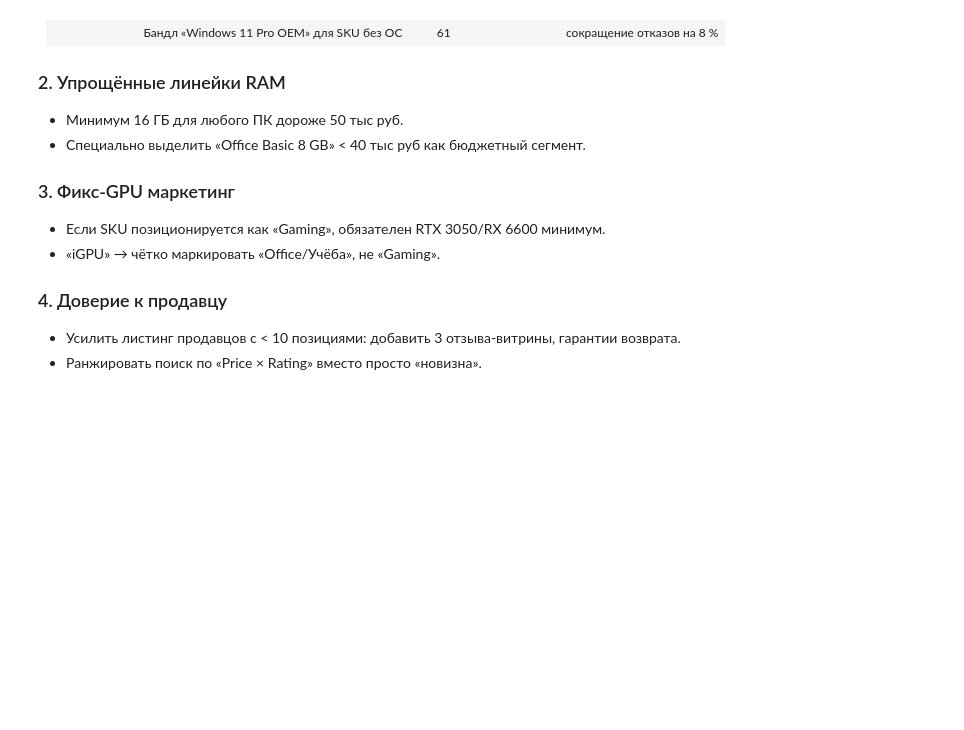
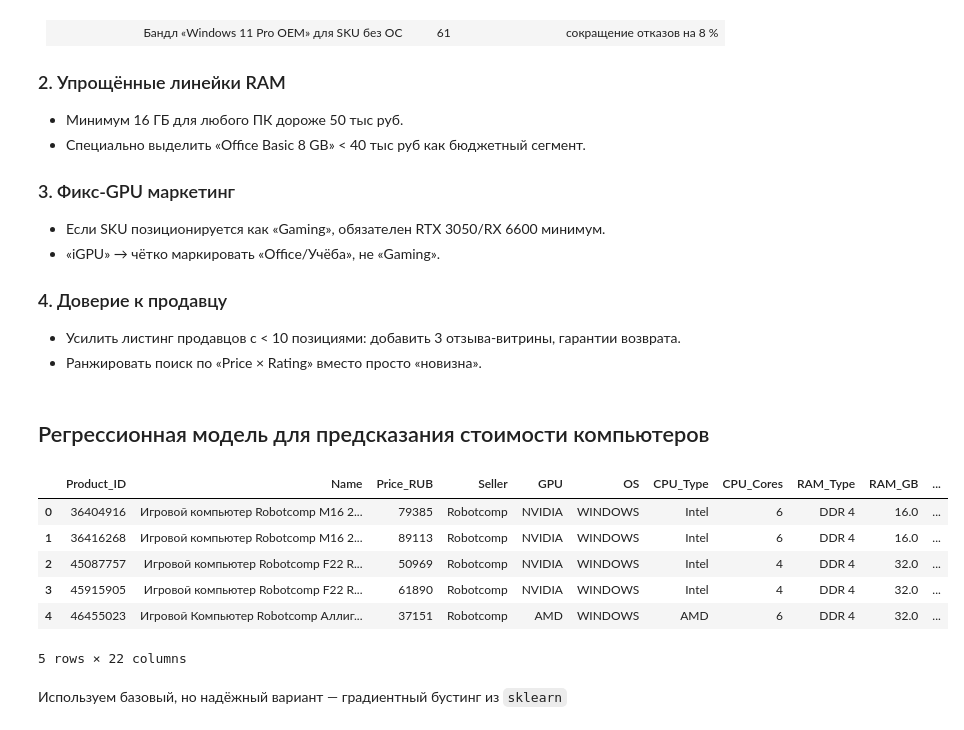
Before and after one commit to iKREISHI/TGU, a Jupyter notebook: src/final_wb_pc/wb_pc_v1.ipynb, the cells around one changed output. Drawn from its saved outputs; the diff is of its cells as text; code cells hidden in the pictures; blank space fills up the shorter version.

```diff
--- a/src/final_wb_pc/wb_pc_v1.ipynb
+++ b/src/final_wb_pc/wb_pc_v1.ipynb
@@ -431,3 +431,15 @@ unsellable_top[["Product_ID","Name","Price_RUB","CPU_Cores","RAM_GB","SSD_GB","G
 ### 4. Доверие к продавцу
  - Усилить листинг продавцов с < 10 позициями: добавить 3 отзыва-витрины, гарантии возврата.
  - Ранжировать поиск по «Price × Rating» вместо просто «новизна».
+# %% [markdown]
+## Регрессионная модель для предсказания стоимости компьютеров
+# %%
+df.head()
+# %% [output]
+|  | Product_ID | Name | Price_RUB | Seller | GPU | OS | CPU_Type | CPU_Cores | RAM_Type | RAM_GB | ... |
+| 0 | 36404916 | Игровой компьютер Robotcomp M16 2... | 79385 | Robotcomp | NVIDIA | WINDOWS | Intel | 6 | DDR 4 | 16.0 | ... |
+| 1 | 36416268 | Игровой компьютер Robotcomp M16 2... | 89113 | Robotcomp | NVIDIA | WINDOWS | Intel | 6 | DDR 4 | 16.0 | ... |
+| 2 | 45087757 | Игровой компьютер Robotcomp F22 R... | 50969 | Robotcomp | NVIDIA | WINDOWS | Intel | 4 | DDR 4 | 32.0 | ... |
+| 3 | 45915905 | Игровой компьютер Robotcomp F22 R... | 61890 | Robotcomp | NVIDIA | WINDOWS | Intel | 4 | DDR 4 | 32.0 | ... |
+| 4 | 46455023 | Игровой Компьютер Robotcomp Аллиг... | 37151 | Robotcomp | AMD | WINDOWS | AMD | 6 | DDR 4 | 32.0 | ... |
+5 rows × 22 columns
@@ -433,0 +452,2 @@ unsellable_top[["Product_ID","Name","Price_RUB","CPU_Cores","RAM_GB","SSD_GB","G
+# %% [markdown]
+Используем базовый, но надёжный вариант — градиентный бустинг из `sklearn`
```
Also changed, not shown: parts of 10 cells of this notebook.
